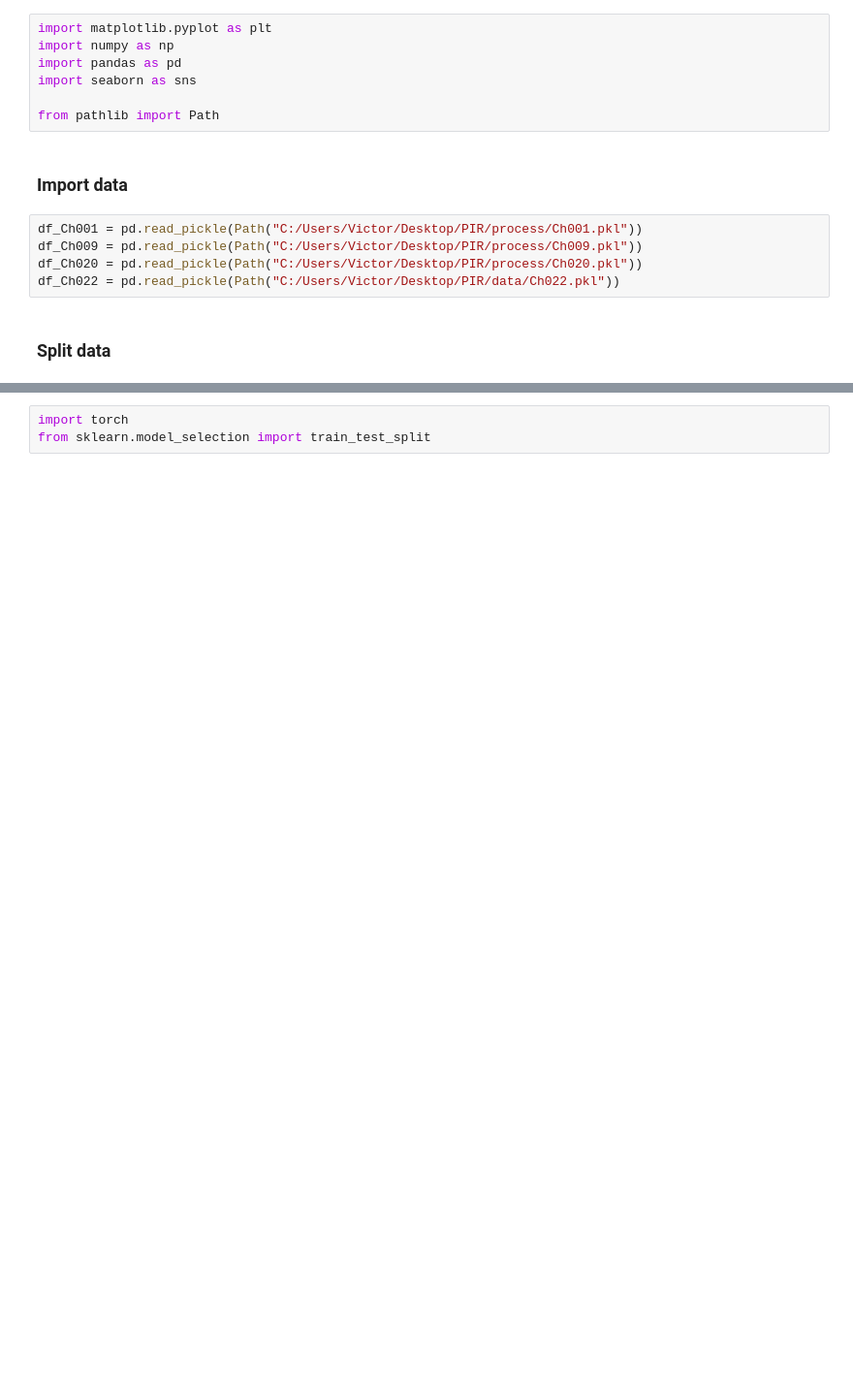
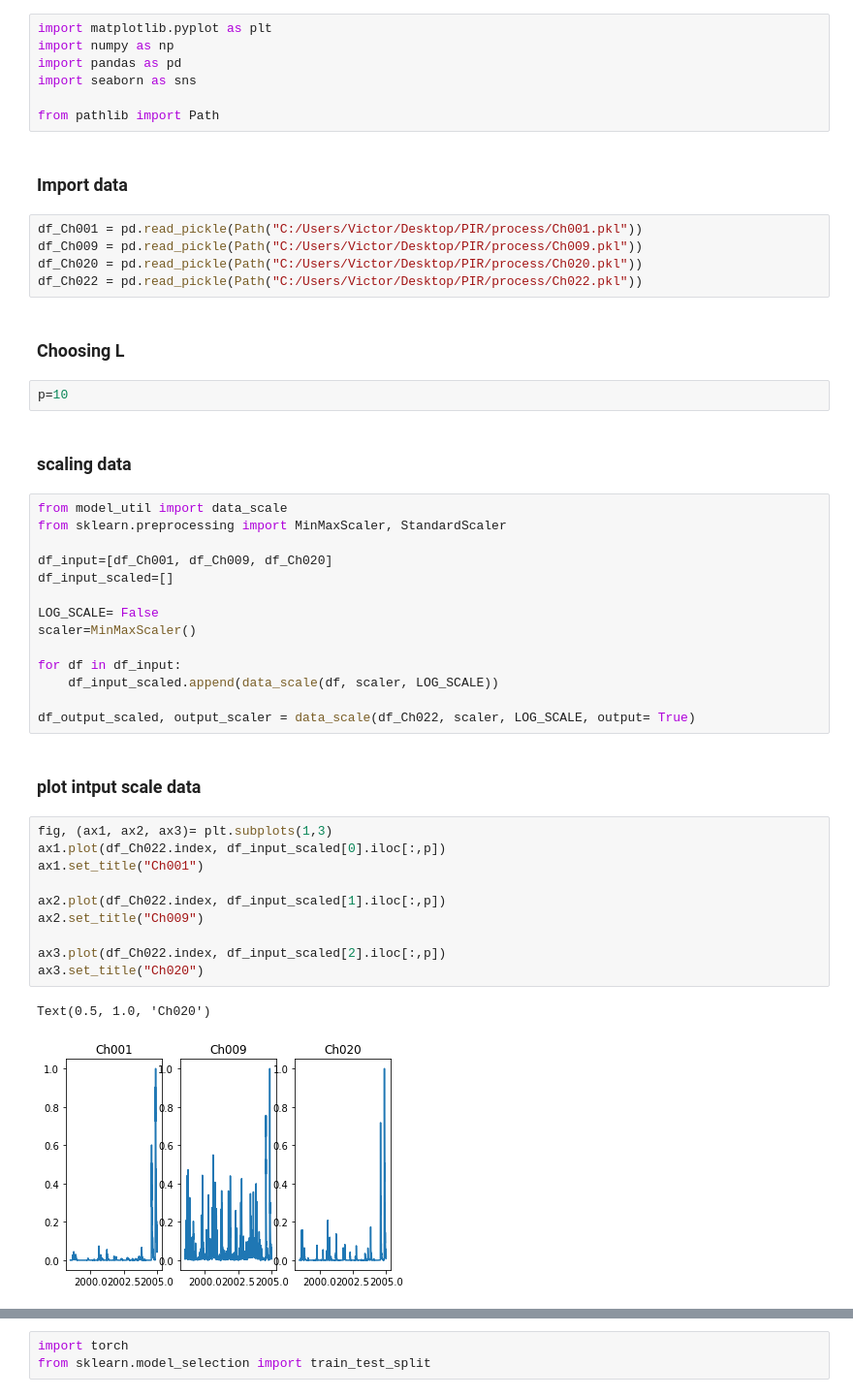
Before and after one commit to laravioli/PIR, a Jupyter notebook: model/ANN.ipynb, the cells around one changed output, grey strips where cells are left out. Shown: that part at 97% size. Cells and saved outputs as stored; diff of their text form; blank space fills up the shorter version.

```diff
--- a/model/ANN.ipynb
+++ b/model/ANN.ipynb
@@ -11,6 +11,39 @@ from pathlib import Path
 df_Ch001 = pd.read_pickle(Path("C:/Users/Victor/Desktop/PIR/process/Ch001.pkl"))
 df_Ch009 = pd.read_pickle(Path("C:/Users/Victor/Desktop/PIR/process/Ch009.pkl"))
 df_Ch020 = pd.read_pickle(Path("C:/Users/Victor/Desktop/PIR/process/Ch020.pkl"))
-df_Ch022 = pd.read_pickle(Path("C:/Users/Victor/Desktop/PIR/data/Ch022.pkl"))
+df_Ch022 = pd.read_pickle(Path("C:/Users/Victor/Desktop/PIR/process/Ch022.pkl"))
+# %% [markdown]
+### Choosing L
+# %%
+p=10
 # %% [markdown]
-### Split data
+### scaling data
+# %%
+from model_util import data_scale
+from sklearn.preprocessing import MinMaxScaler, StandardScaler
+
+df_input=[df_Ch001, df_Ch009, df_Ch020]
+df_input_scaled=[]
+
+LOG_SCALE= False
+scaler=MinMaxScaler()
+
+for df in df_input:
+    df_input_scaled.append(data_scale(df, scaler, LOG_SCALE))
+
+df_output_scaled, output_scaler = data_scale(df_Ch022, scaler, LOG_SCALE, output= True)
+# %% [markdown]
+### plot intput scale data
+# %%
+fig, (ax1, ax2, ax3)= plt.subplots(1,3)
+ax1.plot(df_Ch022.index, df_input_scaled[0].iloc[:,p])
+ax1.set_title("Ch001")
+
+ax2.plot(df_Ch022.index, df_input_scaled[1].iloc[:,p])
+ax2.set_title("Ch009")
+
+ax3.plot(df_Ch022.index, df_input_scaled[2].iloc[:,p])
+ax3.set_title("Ch020")
+# %% [output]
+Text(0.5, 1.0, 'Ch020')
+[figure, added]
```
Also changed, not shown: parts of 22 cells of this notebook.
